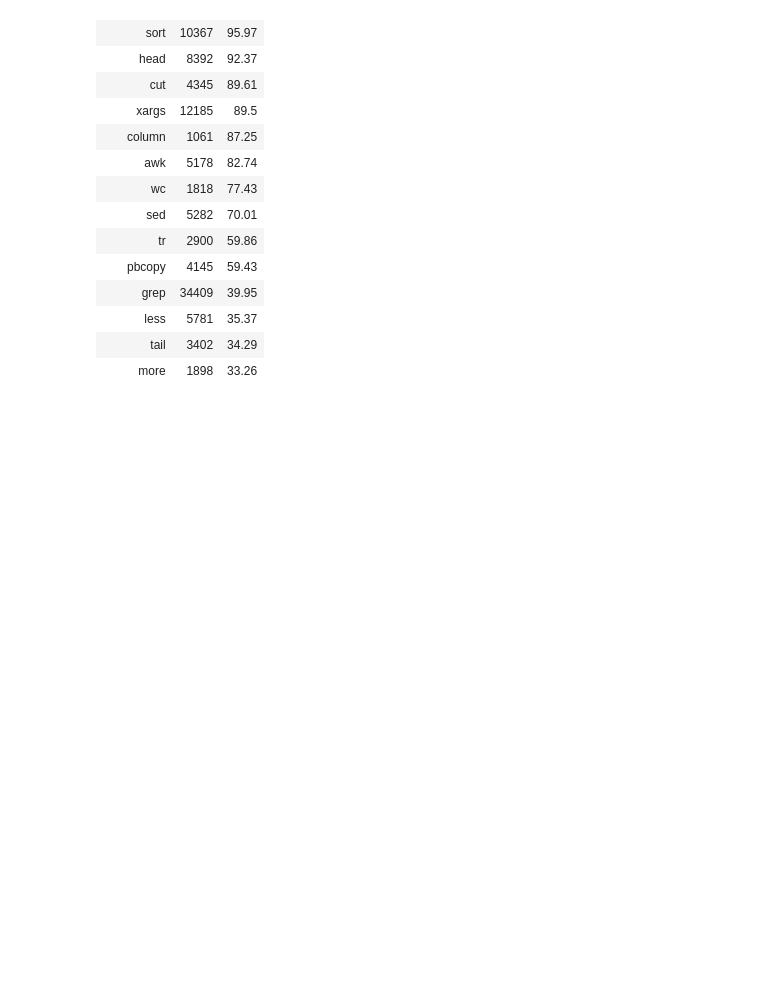
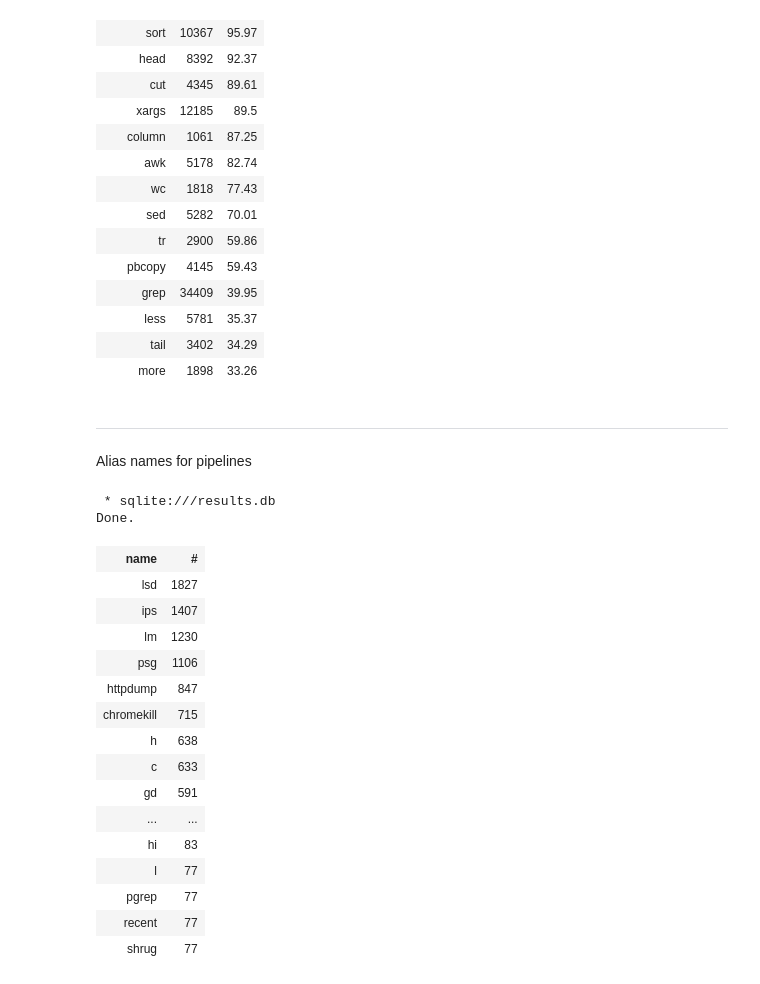
Before and after one commit to ipa-lab/shell-alias-analysis, a Jupyter notebook: notebooks/scripts.ipynb, the cells around one changed output. Drawn from its saved outputs; the diff is of its cells as text; code cells hidden in the pictures; blank space fills up the shorter version.

```diff
--- a/notebooks/scripts.ipynb
+++ b/notebooks/scripts.ipynb
@@ -339,3 +339,35 @@ Done.
 | less | 5781 | 35.37 |
 | tail | 3402 | 34.29 |
 | more | 1898 | 33.26 |
+# %% [markdown]
+---
+Alias names for pipelines
+# %%
+%%sql
+select alias.name, count(distinct alias_id) as '#'
+from alias join command using (alias_id)
+where alias.num_commands > 1
+and alias_id not in
+(select alias_id from command where command.operator != "" and command.operator != '|')
+group by alias.name
+order by 2 desc
+limit 100;
+# %% [output]
+ * sqlite:///results.db
+Done.
+| name | # |
+| lsd | 1827 |
+| ips | 1407 |
+| lm | 1230 |
+| psg | 1106 |
+| httpdump | 847 |
+| chromekill | 715 |
+| h | 638 |
+| c | 633 |
+| gd | 591 |
+| ... | ... |
+| hi | 83 |
+| l | 77 |
+| pgrep | 77 |
+| recent | 77 |
+| shrug | 77 |
```
Also changed, not shown: parts of 2 cells of this notebook, 1 other file.
